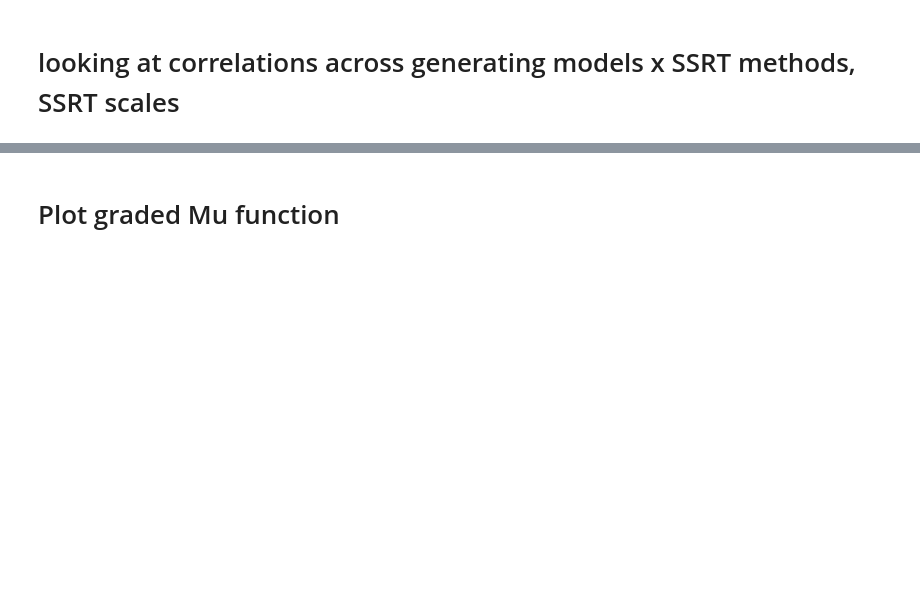
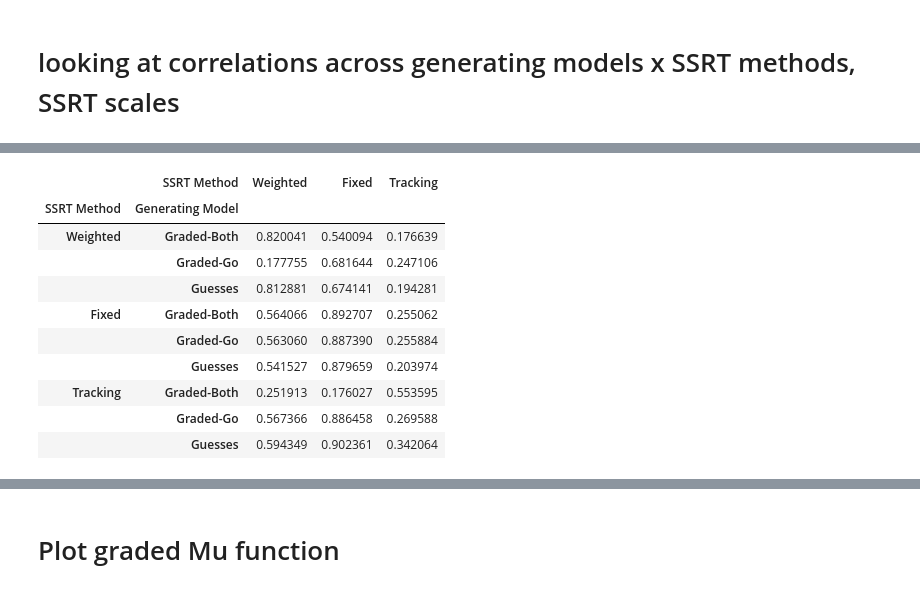
Before and after one commit to henrymj/ABCD_simulations, a Jupyter notebook: 2results_across_SSRTscales.ipynb, the cells around one changed output, grey strips where cells are left out. Cells and saved outputs as stored; diff of their text form; code cells hidden in the pictures; blank space fills up the shorter version.

```diff
--- a/2results_across_SSRTscales.ipynb
+++ b/2results_across_SSRTscales.ipynb
@@ -140,0 +86,16 @@ pd_df['SSRTscale=0'].corr(method='spearman')
+# %%
+corr_df = pd_df['SSRTscale=5'].corr(method='spearman')
+corr_df = corr_df.loc[corr_df.index.get_level_values(1)!='Independent', corr_df.columns.get_level_values(1)=='Independent']
+corr_df.droplevel(1, axis=1)
+# %% [output]
+|  | SSRT Method | Weighted | Fixed | Tracking |
+| SSRT Method | Generating Model |  |  |  |
+| Weighted | Graded-Both | 0.820041 | 0.540094 | 0.176639 |
+|  | Graded-Go | 0.177755 | 0.681644 | 0.247106 |
+|  | Guesses | 0.812881 | 0.674141 | 0.194281 |
+| Fixed | Graded-Both | 0.564066 | 0.892707 | 0.255062 |
+|  | Graded-Go | 0.563060 | 0.887390 | 0.255884 |
+|  | Guesses | 0.541527 | 0.879659 | 0.203974 |
+| Tracking | Graded-Both | 0.251913 | 0.176027 | 0.553595 |
+|  | Graded-Go | 0.567366 | 0.886458 | 0.269588 |
+|  | Guesses | 0.594349 | 0.902361 | 0.342064 |
```
Also changed, not shown: parts of 11 cells of this notebook, 4 other files.
